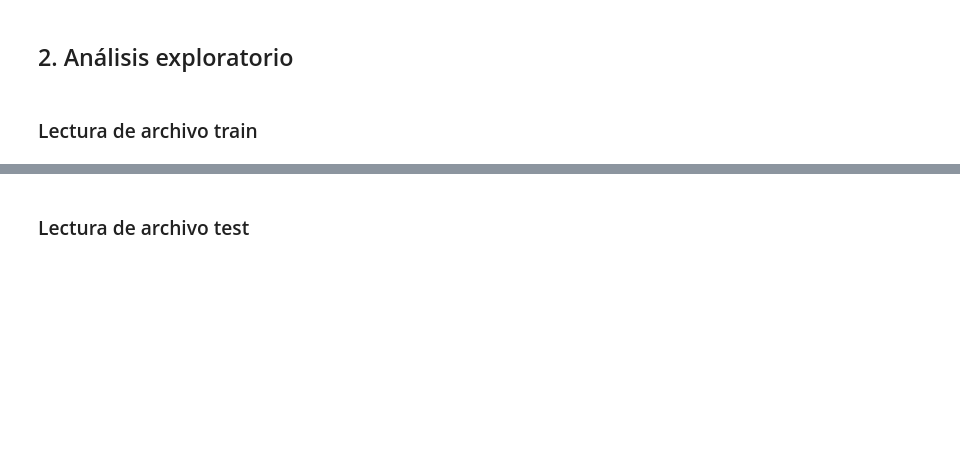
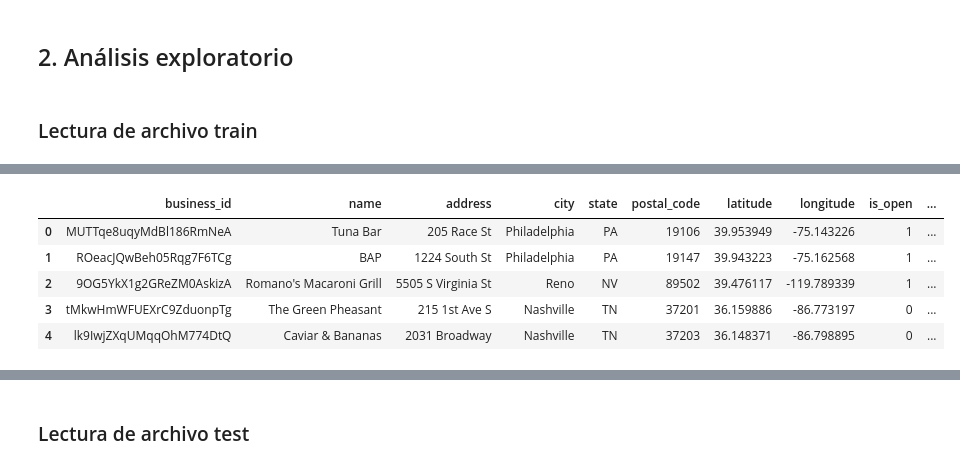
Before and after one commit to elpelaoloco/T1, a Jupyter notebook: sist_original.ipynb, the cells around one changed output, grey strips where cells are left out. Saved outputs shown, nothing was run; the diff lists cells and outputs as text; code cells hidden in the pictures; blank space fills up the shorter version.

```diff
--- a/sist_original.ipynb
+++ b/sist_original.ipynb
@@ -37,3 +33,13 @@ df_train.head(5)
+# %%
+df_metadata = pd.read_csv("business_metadata.csv")
+df_metadata.head()
+# %% [output]
+|  | business_id | name | address | city | state | postal_code | latitude | longitude | is_open | ... |
+| 0 | MUTTqe8uqyMdBl186RmNeA | Tuna Bar | 205 Race St | Philadelphia | PA | 19106 | 39.953949 | -75.143226 | 1 | ... |
+| 1 | ROeacJQwBeh05Rqg7F6TCg | BAP | 1224 South St | Philadelphia | PA | 19147 | 39.943223 | -75.162568 | 1 | ... |
+| 2 | 9OG5YkX1g2GReZM0AskizA | Romano's Macaroni Grill | 5505 S Virginia St | Reno | NV | 89502 | 39.476117 | -119.789339 | 1 | ... |
+| 3 | tMkwHmWFUEXrC9ZduonpTg | The Green Pheasant | 215 1st Ave S | Nashville | TN | 37201 | 36.159886 | -86.773197 | 0 | ... |
+| 4 | lk9IwjZXqUMqqOhM774DtQ | Caviar & Bananas | 2031 Broadway | Nashville | TN | 37203 | 36.148371 | -86.798895 | 0 | ... |
 # %%
 df_train_reviews_changed = df_train
 df_train_reviews_changed["stars"] = df_train["stars"].apply(lambda x: 1 if x >= 3 else 0)
```
Also changed, not shown: parts of 35 cells of this notebook.
